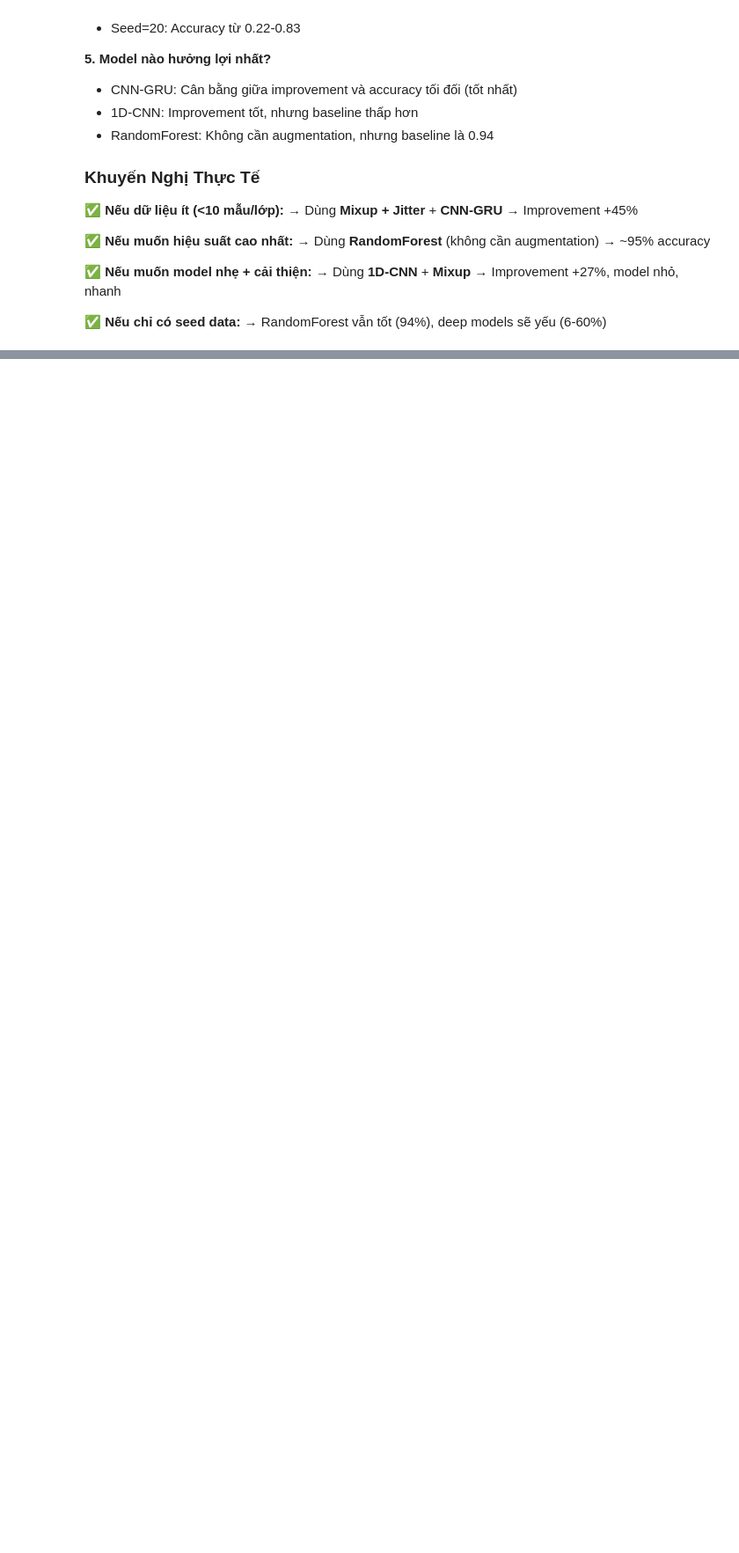
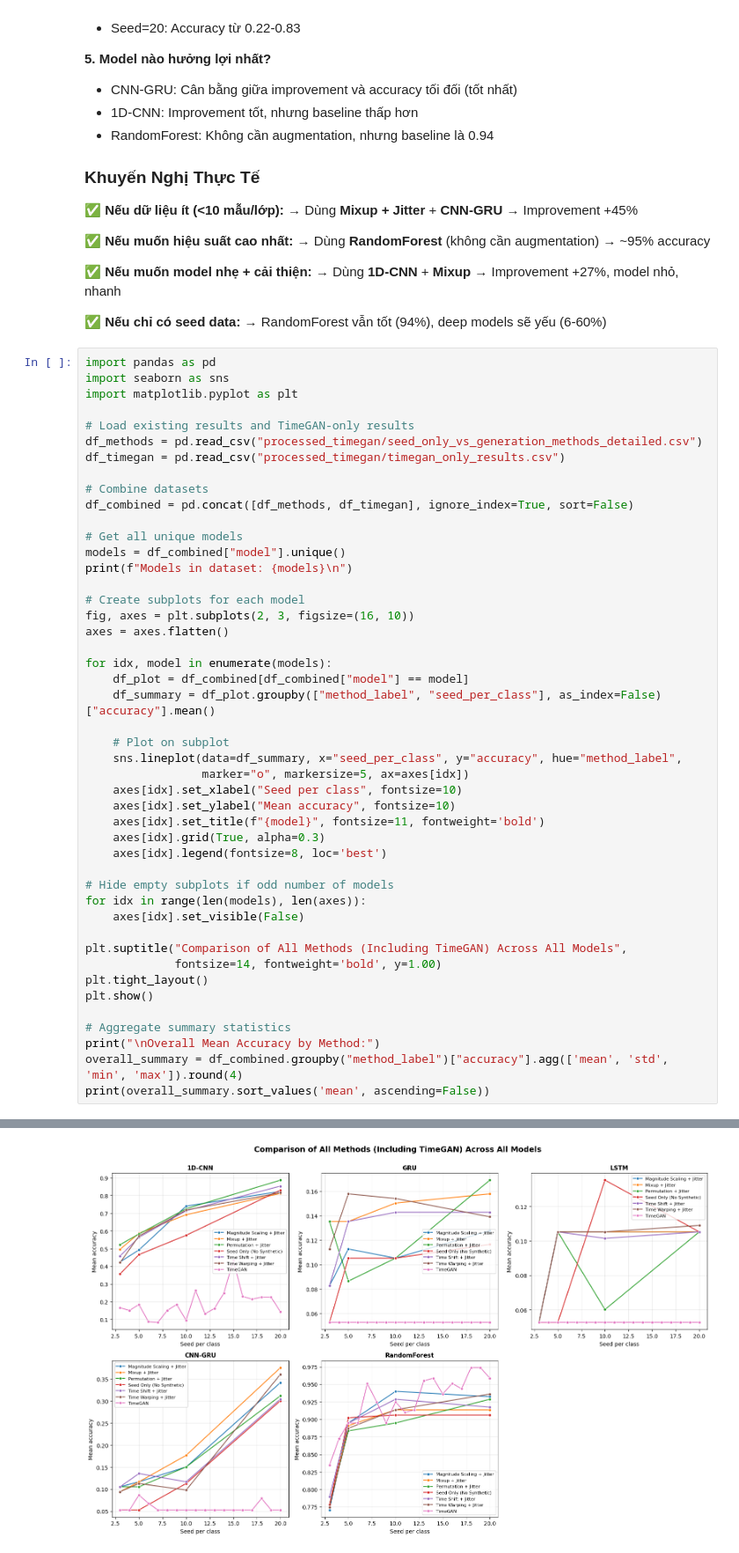
Before and after one commit to MomThu/oil_data_generation, a Jupyter notebook: data_generation_experiment.ipynb, the cells around one changed output, grey strips where cells are left out. Shown at 88% size. Drawn from its saved outputs; the diff is of its cells as text; blank space fills up the shorter version.

Commit message:
condition TimeGAN

```diff
--- a/data_generation_experiment.ipynb
+++ b/data_generation_experiment.ipynb
@@ -1912,3 +2175,50 @@ Seed data size: 57
 
 ✅ **Nếu chỉ có seed data:**
 → RandomForest vẫn tốt (94%), deep models sẽ yếu (6-60%)
+# %%
+import pandas as pd
+import seaborn as sns
+import matplotlib.pyplot as plt
+
+# Load existing results and TimeGAN-only results
+df_methods = pd.read_csv("processed_timegan/seed_only_vs_generation_methods_detailed.csv")
+df_timegan = pd.read_csv("processed_timegan/timegan_only_results.csv")
+
+# Combine datasets
+df_combined = pd.concat([df_methods, df_timegan], ignore_index=True, sort=False)
+
+# Get all unique models
+models = df_combined["model"].unique()
+print(f"Models in dataset: {models}\n")
+
+# Create subplots for each model
+fig, axes = plt.subplots(2, 3, figsize=(16, 10))
+axes = axes.flatten()
+
+for idx, model in enumerate(models):
+    df_plot = df_combined[df_combined["model"] == model]
+    df_summary = df_plot.groupby(["method_label", "seed_per_class"], as_index=False)["accuracy"].mean()
+
+    # Plot on subplot
+    sns.lineplot(data=df_summary, x="seed_per_class", y="accuracy", hue="method_label",
+                 marker="o", markersize=5, ax=axes[idx])
+    axes[idx].set_xlabel("Seed per class", fontsize=10)
+    axes[idx].set_ylabel("Mean accuracy", fontsize=10)
+    axes[idx].set_title(f"{model}", fontsize=11, fontweight='bold')
+    axes[idx].grid(True, alpha=0.3)
+    axes[idx].legend(fontsize=8, loc='best')
+
+# Hide empty subplots if odd number of models
+for idx in range(len(models), len(axes)):
+    axes[idx].set_visible(False)
+
+plt.suptitle("Comparison of All Methods (Including TimeGAN) Across All Models",
+             fontsize=14, fontweight='bold', y=1.00)
+plt.tight_layout()
+plt.show()
+
+# Aggregate summary statistics
+print("\nOverall Mean Accuracy by Method:")
+overall_summary = df_combined.groupby("method_label")["accuracy"].agg(['mean', 'std', 'min', 'max']).round(4)
+print(overall_summary.sort_values('mean', ascending=False))
+# %% [output]
@@ -1914,0 +2232 @@ Seed data size: 57
+[figure, added]
```
Also changed, not shown: parts of 7 cells of this notebook.
